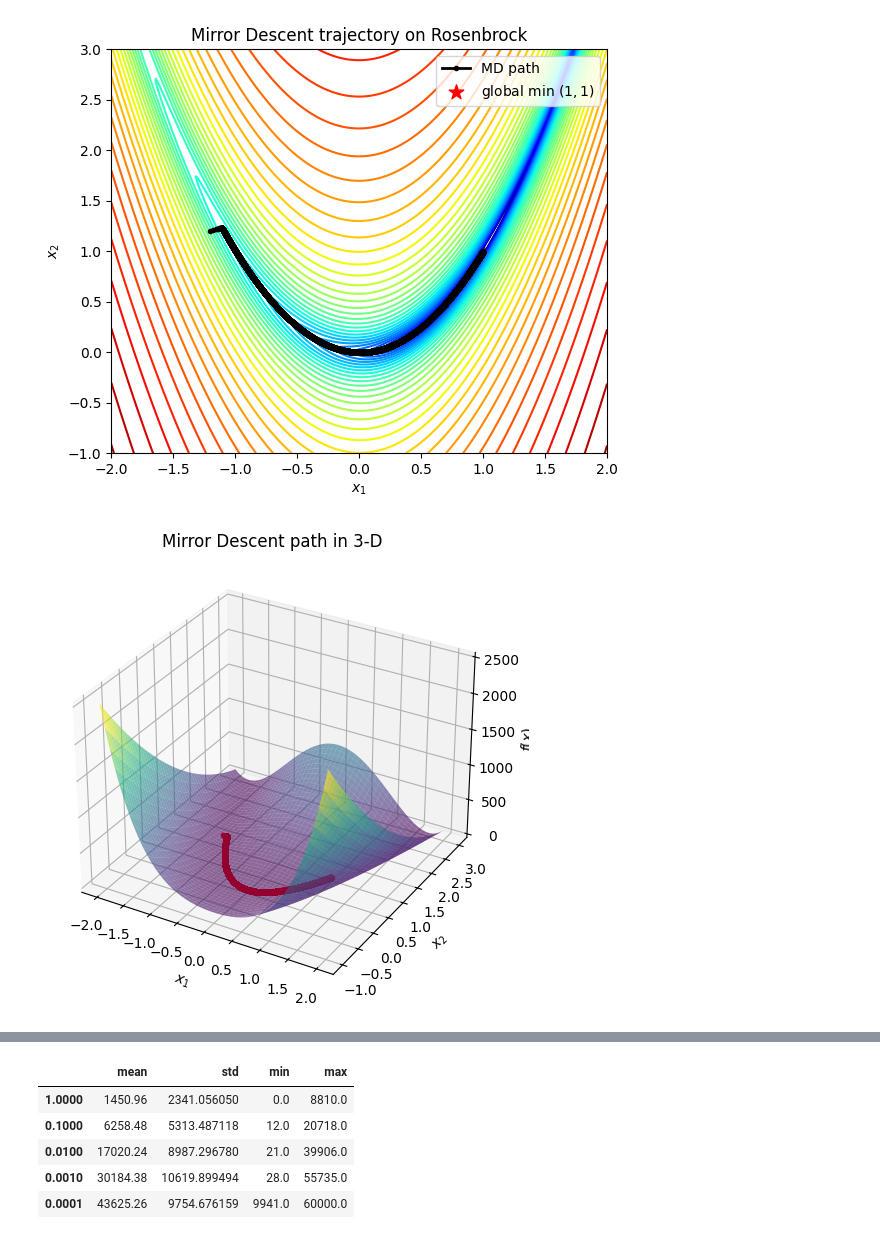
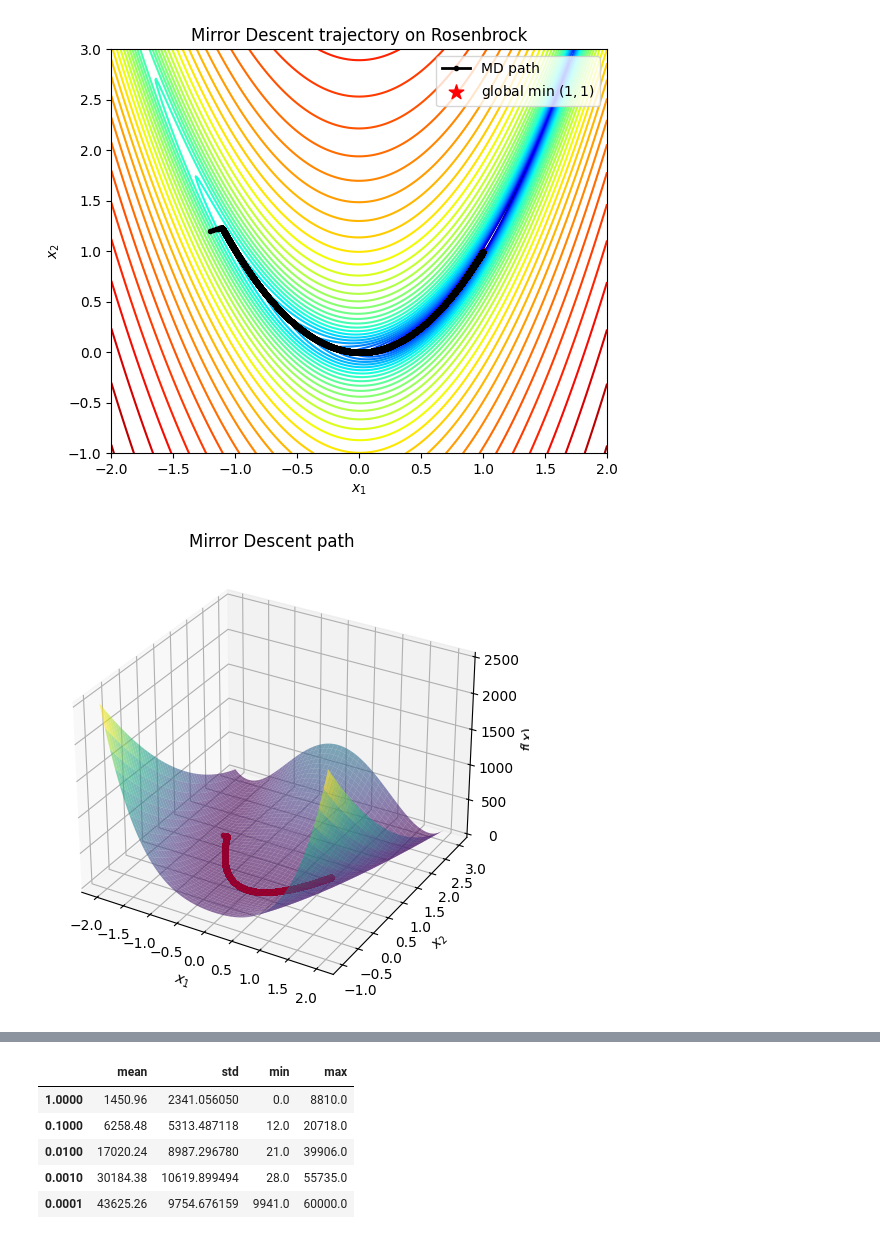
Before and after one commit to 17Andri17/Mirror-Descent, a Jupyter notebook: Mirror_Descent_Rosenbrock_new.ipynb, the cells around one changed output, grey strips where cells are left out. Drawn from its saved outputs; the diff is of its cells as text; code cells hidden in the pictures.

```diff
--- a/Mirror_Descent_Rosenbrock_new.ipynb
+++ b/Mirror_Descent_Rosenbrock_new.ipynb
@@ -81,15 +82,15 @@ plt.legend(); plt.tight_layout()
 # %%
 fig = plt.figure(figsize=(7,5))
 ax  = fig.add_subplot(111, projection="3d")
 
 ax.plot_surface(xx, yy, zz, rstride=8, cstride=8,
                 alpha=0.6, cmap="viridis", lw=0.2)
 
 # use trajectory[1:] to match len(losses)
 ax.plot(trajectory[1:,0], trajectory[1:,1], losses, "r.-", lw=2)
 
 ax.set_xlabel("$x_1$"); ax.set_ylabel("$x_2$"); ax.set_zlabel("$f(x)$")
-ax.set_title("Mirror Descent path in 3-D")
+ax.set_title("Mirror Descent path")
 plt.tight_layout()
 # %% [output]
-[figure, old version]
+[figure, new version]
```
Also changed, not shown: parts of 10 cells of this notebook.
